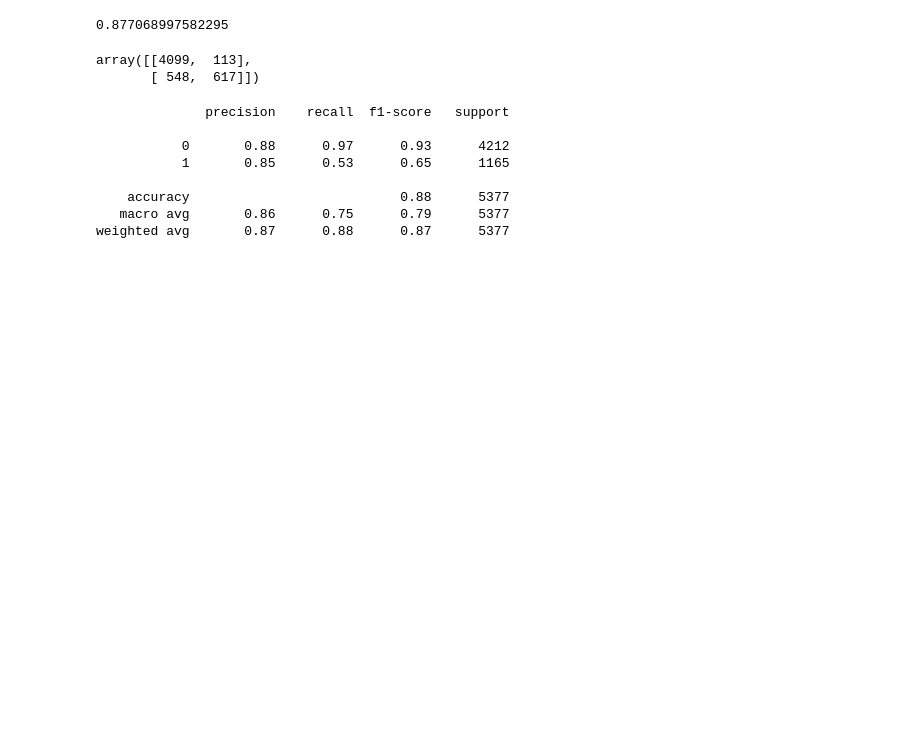
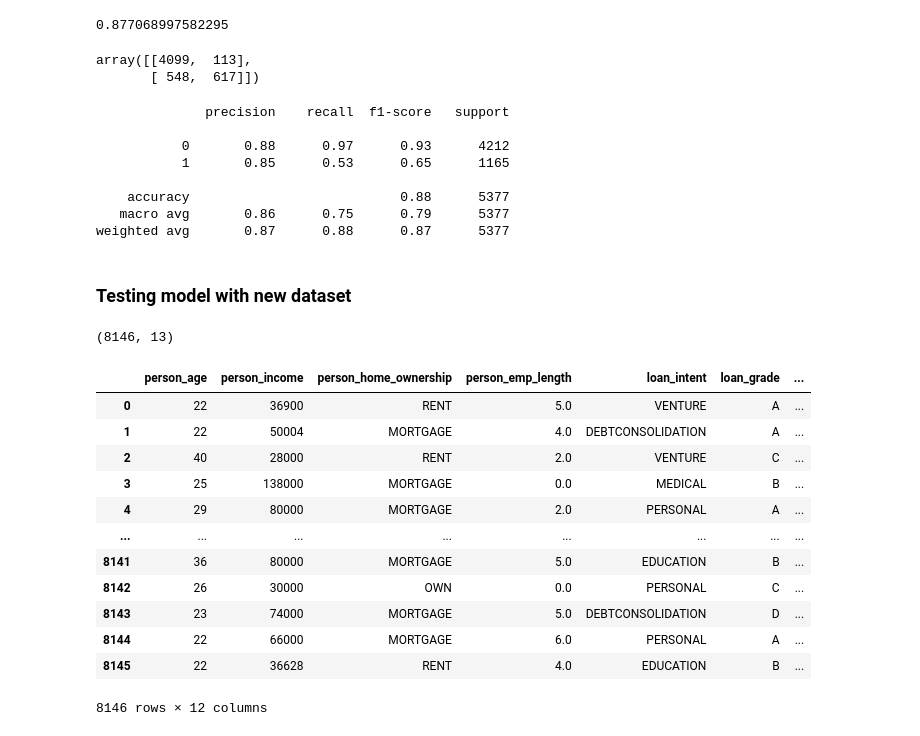
Before and after one commit to CCI-501-Group-E/Classification, a Jupyter notebook: Classification.ipynb, the cells around one changed output. Saved outputs shown, nothing was run; the diff lists cells and outputs as text; code cells hidden in the pictures; blank space fills up the shorter version.

```diff
--- a/Classification.ipynb
+++ b/Classification.ipynb
@@ -338,3 +338,5 @@ print(metrics.classification_report(y_test, preds))
     accuracy                           0.88      5377
    macro avg       0.86      0.75      0.79      5377
 weighted avg       0.87      0.88      0.87      5377
+# %% [markdown]
+### Testing model with new dataset
@@ -340,0 +346,22 @@ weighted avg       0.87      0.88      0.87      5377
+# %%
+data_test.shape
+# %% [output]
+(8146, 13)
+# %%
+# remove index column
+data_test = data_test.drop(['Unnamed: 0'], axis = 1)
+data_test
+# %% [output]
+|  | person_age | person_income | person_home_ownership | person_emp_length | loan_intent | loan_grade | ... |
+| 0 | 22 | 36900 | RENT | 5.0 | VENTURE | A | ... |
+| 1 | 22 | 50004 | MORTGAGE | 4.0 | DEBTCONSOLIDATION | A | ... |
+| 2 | 40 | 28000 | RENT | 2.0 | VENTURE | C | ... |
+| 3 | 25 | 138000 | MORTGAGE | 0.0 | MEDICAL | B | ... |
+| 4 | 29 | 80000 | MORTGAGE | 2.0 | PERSONAL | A | ... |
+| ... | ... | ... | ... | ... | ... | ... | ... |
+| 8141 | 36 | 80000 | MORTGAGE | 5.0 | EDUCATION | B | ... |
+| 8142 | 26 | 30000 | OWN | 0.0 | PERSONAL | C | ... |
+| 8143 | 23 | 74000 | MORTGAGE | 5.0 | DEBTCONSOLIDATION | D | ... |
+| 8144 | 22 | 66000 | MORTGAGE | 6.0 | PERSONAL | A | ... |
+| 8145 | 22 | 36628 | RENT | 4.0 | EDUCATION | B | ... |
+8146 rows × 12 columns
```
Also changed, not shown: parts of 31 cells of this notebook, 1 other file.
